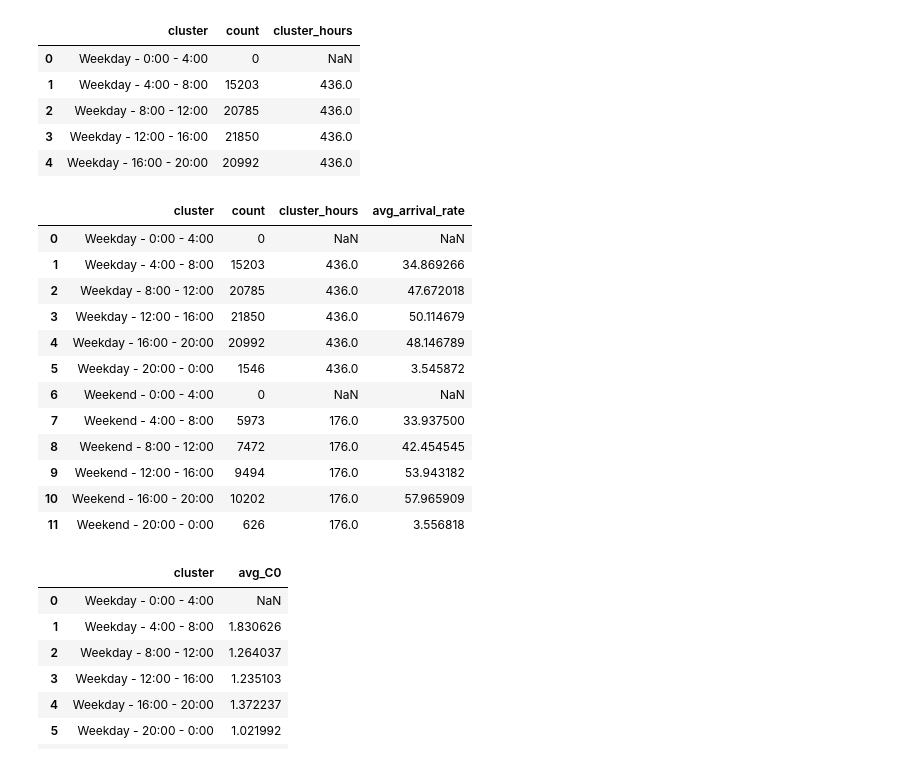
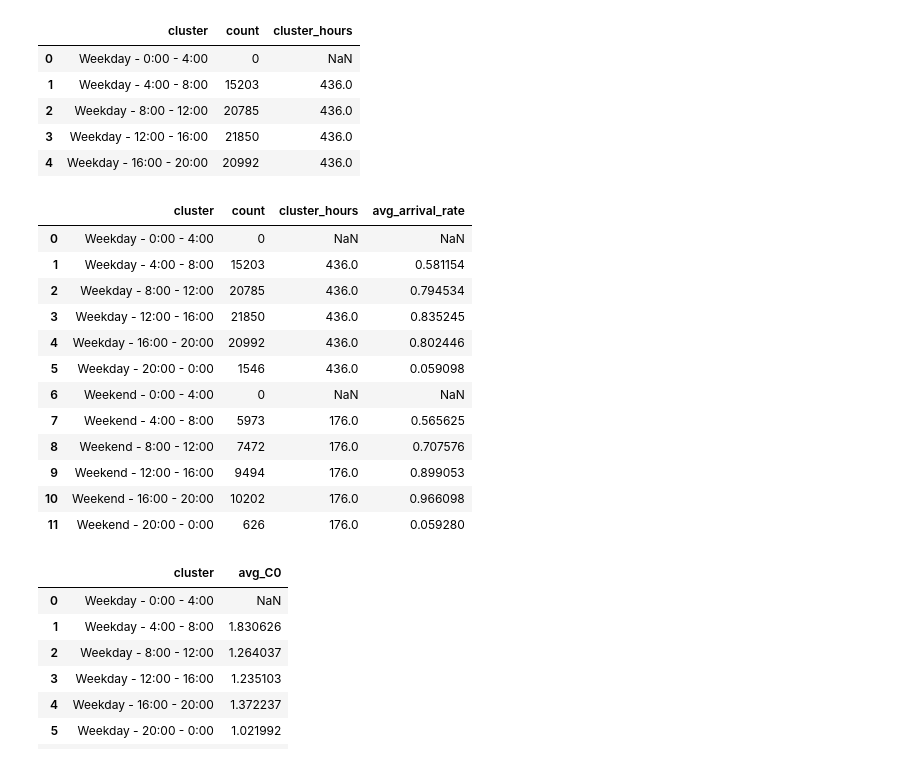
Before and after one commit to mairihallman/MAT-4376E-F24, a Jupyter notebook: 3-queueing-systems/queuing.ipynb, the cells around one changed output. Cells and saved outputs as stored; diff of their text form; code cells hidden in the pictures.

```diff
--- a/3-queueing-systems/queuing.ipynb
+++ b/3-queueing-systems/queuing.ipynb
@@ -20,4 +14,4 @@ Index(['Pass_ID', 'Sch_Departure', 'Act_Departure', 'C0 - S2', 'C_Start',
 # %%
 df['S2'] = pd.to_datetime(df['S2'])
-df['Wait_Time'] = pd.to_timedelta(df['Wait_Time'], unit='m')
-df['S1'] =df['S2'] - df['Wait_Time']
+# df['wait_time_delta'] = pd.to_timedelta(df['Wait_Time'], unit='m')
+# df['S1'] =df['S2'] - df['Wait_Time']
@@ -59,0 +42,36 @@ False
+# %%
+def impute_exponential_by_cluster(df, cluster_col='cluster', target_col='Wait_Time', time_col='S2'):
+    df_imputed = df.copy()
+
+    # Calculate means for each cluster
+    cluster_means = df.groupby(cluster_col)[target_col].mean()
+
+    # Function to find an existing wait time or sample from exponential
+    def impute_value(row):
+        if pd.isna(row[target_col]):  # If value is missing
+            cluster = row[cluster_col]
+            arrival_time = row[time_col]
+
+            # Check if someone else in the same cluster and arrival time has a Wait_Time
+            same_time_value = df_imputed[
+                (df_imputed[cluster_col] == cluster) &
+                (df_imputed[time_col] == arrival_time) &
+                (~pd.isna(df_imputed[target_col]))
+            ][target_col]
+
+            if not same_time_value.empty:  # If a valid Wait_Time exists, use it
+                return same_time_value.iloc[0]
+
+            # Otherwise, sample from exponential
+            scale = cluster_means[cluster]  # Mean of the feature for the cluster
+            if scale > 0:  # Ensure the scale is valid
+                return np.random.exponential(scale=scale)
+
+        # Return original value if not missing
+        return row[target_col]
+
+    # Apply the imputation
+    df_imputed['wait_time_imp'] = df_imputed.apply(impute_value, axis=1)
+    return df_imputed
+# %%
+df = impute_exponential_by_cluster(df)
@@ -60,3 +88,6 @@ False
+# %%
+df["S1_imp"] = df['S2'] - pd.to_timedelta(df['wait_time_imp'])
+# df["cluster_S1"] = df['S1_imp'].apply(determine_cluster)
 # %%
 def cluster_hours(timestamp):
     is_weekend = timestamp.weekday() >= 5
@@ -108,22 +139,22 @@ results.head()
 | 3 | Weekday - 12:00 - 16:00 | 21850 | 436.0 |
 | 4 | Weekday - 16:00 - 20:00 | 20992 | 436.0 |
 # %%
-results['avg_arrival_rate'] = results['count'] / results['cluster_hours']
+results['avg_arrival_rate'] = results['count'] / results['cluster_hours'] / 60 # per minute
 results
 # %% [output]
 |  | cluster | count | cluster_hours | avg_arrival_rate |
 | 0 | Weekday - 0:00 - 4:00 | 0 | NaN | NaN |
-| 1 | Weekday - 4:00 - 8:00 | 15203 | 436.0 | 34.869266 |
-| 2 | Weekday - 8:00 - 12:00 | 20785 | 436.0 | 47.672018 |
-| 3 | Weekday - 12:00 - 16:00 | 21850 | 436.0 | 50.114679 |
-| 4 | Weekday - 16:00 - 20:00 | 20992 | 436.0 | 48.146789 |
-| 5 | Weekday - 20:00 - 0:00 | 1546 | 436.0 | 3.545872 |
+| 1 | Weekday - 4:00 - 8:00 | 15203 | 436.0 | 0.581154 |
+| 2 | Weekday - 8:00 - 12:00 | 20785 | 436.0 | 0.794534 |
+| 3 | Weekday - 12:00 - 16:00 | 21850 | 436.0 | 0.835245 |
+| 4 | Weekday - 16:00 - 20:00 | 20992 | 436.0 | 0.802446 |
+| 5 | Weekday - 20:00 - 0:00 | 1546 | 436.0 | 0.059098 |
 | 6 | Weekend - 0:00 - 4:00 | 0 | NaN | NaN |
-| 7 | Weekend - 4:00 - 8:00 | 5973 | 176.0 | 33.937500 |
-| 8 | Weekend - 8:00 - 12:00 | 7472 | 176.0 | 42.454545 |
-| 9 | Weekend - 12:00 - 16:00 | 9494 | 176.0 | 53.943182 |
-| 10 | Weekend - 16:00 - 20:00 | 10202 | 176.0 | 57.965909 |
-| 11 | Weekend - 20:00 - 0:00 | 626 | 176.0 | 3.556818 |
+| 7 | Weekend - 4:00 - 8:00 | 5973 | 176.0 | 0.565625 |
+| 8 | Weekend - 8:00 - 12:00 | 7472 | 176.0 | 0.707576 |
+| 9 | Weekend - 12:00 - 16:00 | 9494 | 176.0 | 0.899053 |
+| 10 | Weekend - 16:00 - 20:00 | 10202 | 176.0 | 0.966098 |
+| 11 | Weekend - 20:00 - 0:00 | 626 | 176.0 | 0.059280 |
 # %%
 average_C0 = df.groupby('cluster')['C0 - S2'].mean().reset_index(name='avg_C0')
 average_C0
```
Also changed, not shown: parts of 16 cells of this notebook.
